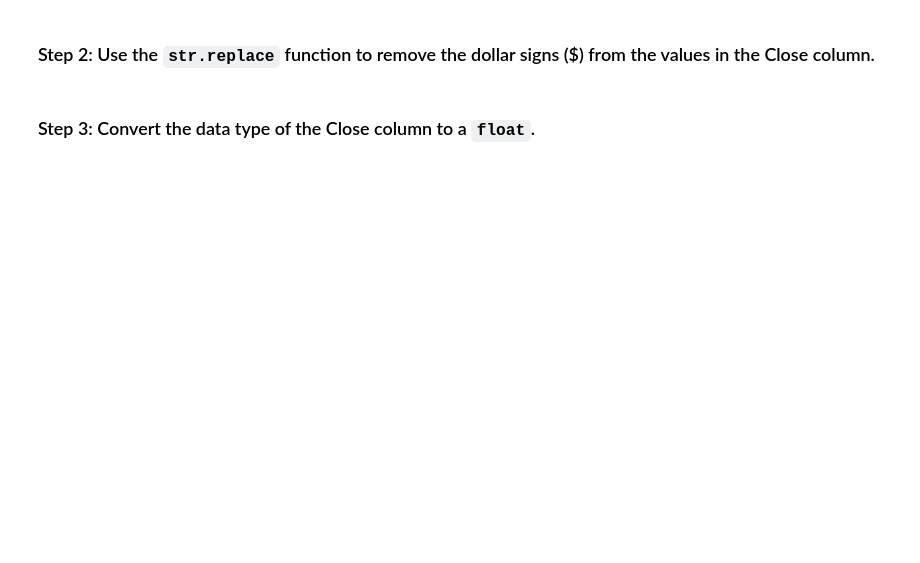
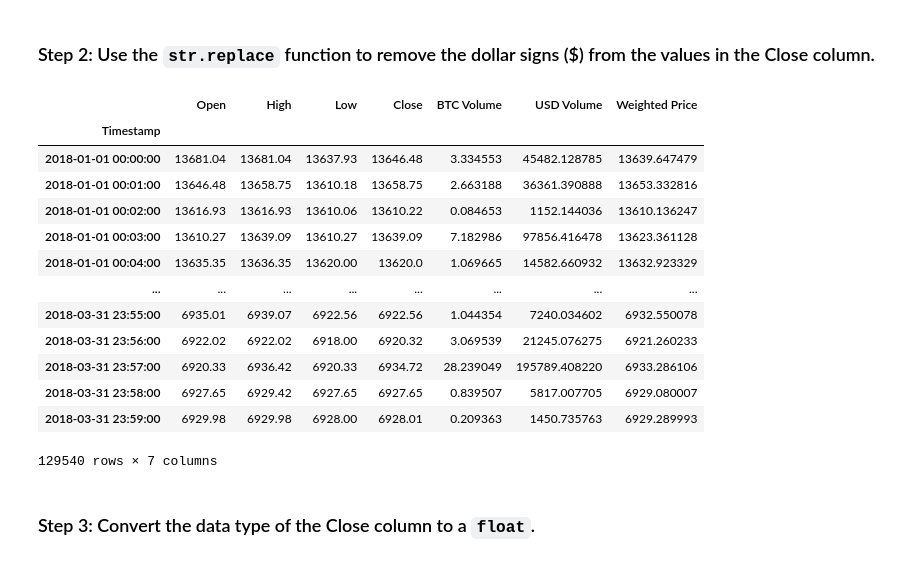
Before and after one commit to ItsFa-tih/Weekk3-Challange, a Jupyter notebook: crypto_arbitrage.ipynb, the cells around one changed output. Drawn from its saved outputs; the diff is of its cells as text; code cells hidden in the pictures; blank space fills up the shorter version.

```diff
--- a/crypto_arbitrage.ipynb
+++ b/crypto_arbitrage.ipynb
@@ -94,6 +111,22 @@ bitstamp.dropna()
 # %%
 # Use the str.replace function to remove the dollar sign, $
 bitstamp['Close']=bitstamp['Close'].str.replace("$", "")
+bitstamp
+# %% [output]
+|  | Open | High | Low | Close | BTC Volume | USD Volume | Weighted Price |
+| Timestamp |  |  |  |  |  |  |  |
+| 2018-01-01 00:00:00 | 13681.04 | 13681.04 | 13637.93 | 13646.48 | 3.334553 | 45482.128785 | 13639.647479 |
+| 2018-01-01 00:01:00 | 13646.48 | 13658.75 | 13610.18 | 13658.75 | 2.663188 | 36361.390888 | 13653.332816 |
+| 2018-01-01 00:02:00 | 13616.93 | 13616.93 | 13610.06 | 13610.22 | 0.084653 | 1152.144036 | 13610.136247 |
+| 2018-01-01 00:03:00 | 13610.27 | 13639.09 | 13610.27 | 13639.09 | 7.182986 | 97856.416478 | 13623.361128 |
+| 2018-01-01 00:04:00 | 13635.35 | 13636.35 | 13620.00 | 13620.0 | 1.069665 | 14582.660932 | 13632.923329 |
+| ... | ... | ... | ... | ... | ... | ... | ... |
+| 2018-03-31 23:55:00 | 6935.01 | 6939.07 | 6922.56 | 6922.56 | 1.044354 | 7240.034602 | 6932.550078 |
+| 2018-03-31 23:56:00 | 6922.02 | 6922.02 | 6918.00 | 6920.32 | 3.069539 | 21245.076275 | 6921.260233 |
+| 2018-03-31 23:57:00 | 6920.33 | 6936.42 | 6920.33 | 6934.72 | 28.239049 | 195789.408220 | 6933.286106 |
+| 2018-03-31 23:58:00 | 6927.65 | 6929.42 | 6927.65 | 6927.65 | 0.839507 | 5817.007705 | 6929.080007 |
+| 2018-03-31 23:59:00 | 6929.98 | 6929.98 | 6928.00 | 6928.01 | 0.209363 | 1450.735763 | 6929.289993 |
+129540 rows × 7 columns
 # %% [markdown]
 ### Step 3: Convert the data type of the Close column to a `float`.
 # %%
```
Also changed, not shown: parts of 10 cells of this notebook.
